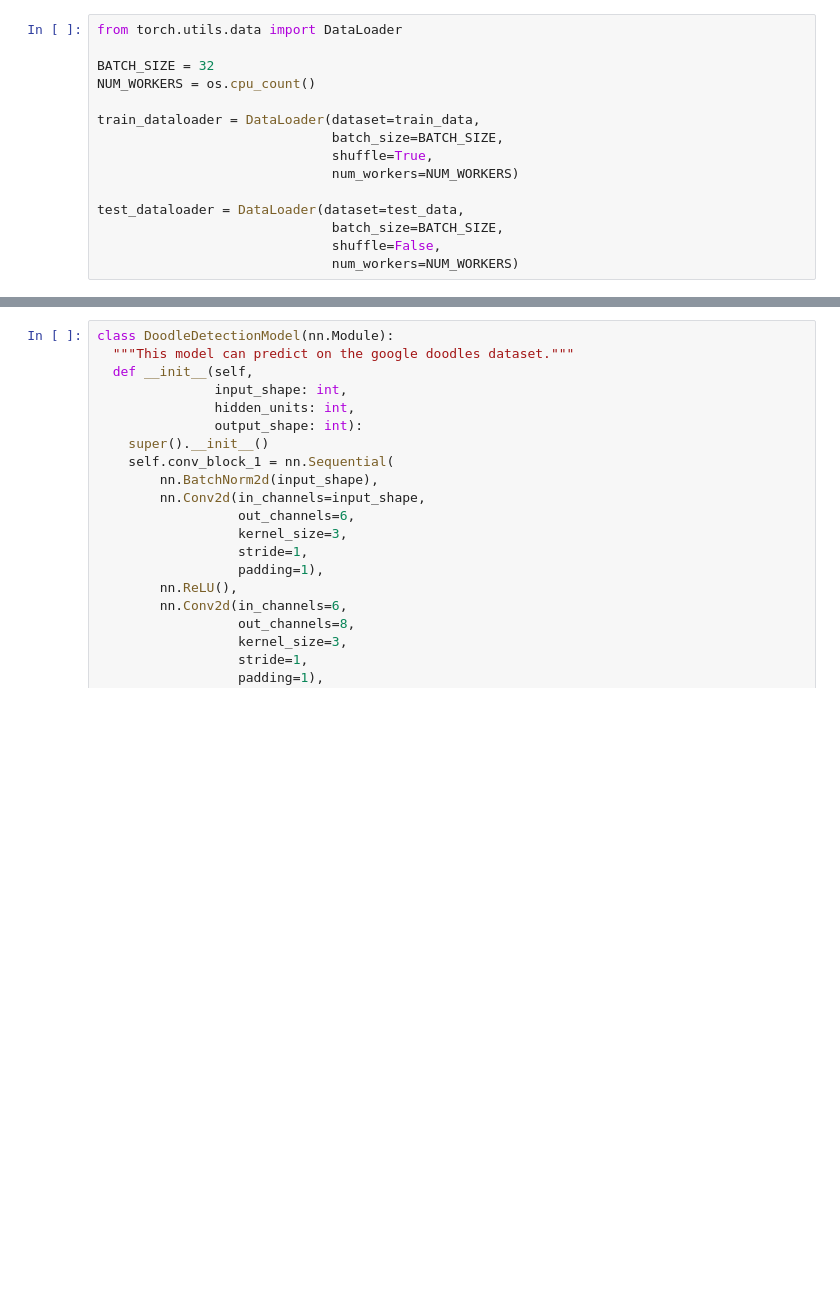
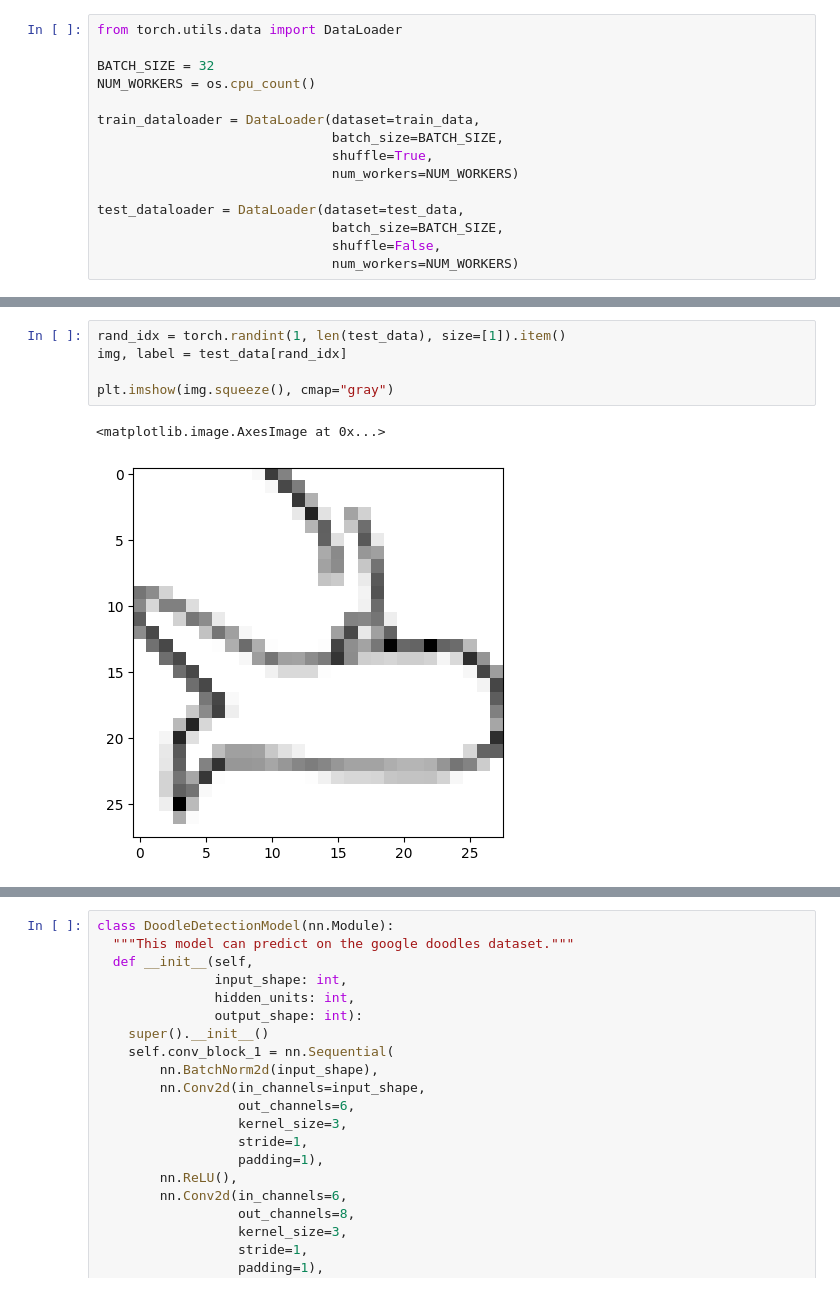
Before and after one commit to RishabSA/recog-doodles, a Jupyter notebook: recog_doodles_pytorch.ipynb, the cells around one changed output, grey strips where cells are left out. Saved outputs shown, nothing was run; the diff lists cells and outputs as text; blank space fills up the shorter version.

```diff
--- a/recog_doodles_pytorch.ipynb
+++ b/recog_doodles_pytorch.ipynb
@@ -121,0 +156,8 @@ len(class_names), class_names[25]
+# %%
+rand_idx = torch.randint(1, len(test_data), size=[1]).item()
+img, label = test_data[rand_idx]
+
+plt.imshow(img.squeeze(), cmap="gray")
+# %% [output]
+<matplotlib.image.AxesImage at 0x...>
+[figure, added]
```
Also changed, not shown: parts of 13 cells of this notebook, 10 other files.
